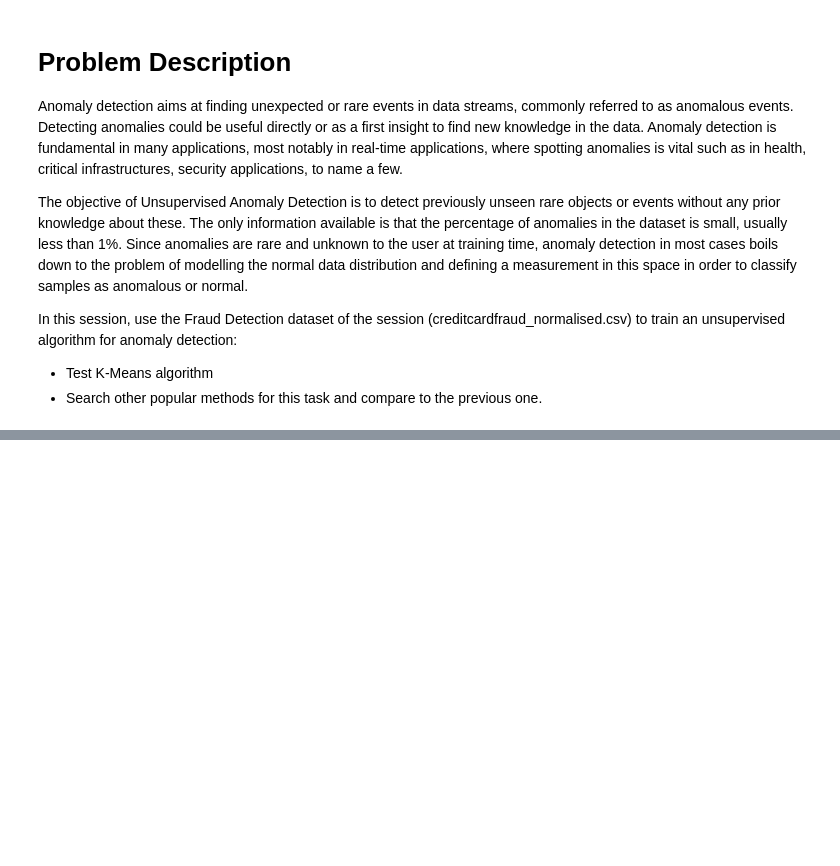
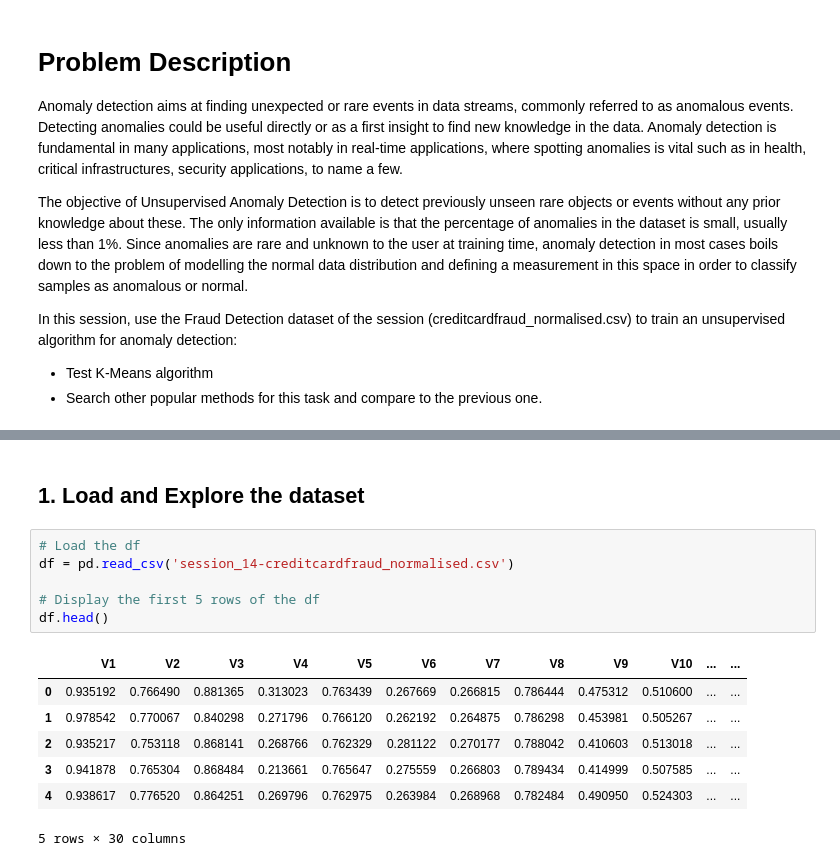
Before and after one commit to gabrieldeolaguibel/ML-Projects, a Jupyter notebook: assignments/practical_session5/session_14-UnsupervisedLearning.ipynb, the cells around one changed output, grey strips where cells are left out. Drawn from its saved outputs; the diff is of its cells as text; blank space fills up the shorter version.

```diff
--- a/assignments/practical_session5/session_14-UnsupervisedLearning.ipynb
+++ b/assignments/practical_session5/session_14-UnsupervisedLearning.ipynb
@@ -9,0 +20,16 @@ In this session, use the Fraud Detection dataset of the session (creditcardfraud
+# %% [markdown]
+## 1. Load and Explore the dataset
+# %%
+# Load the df
+df = pd.read_csv('session_14-creditcardfraud_normalised.csv')
+
+# Display the first 5 rows of the df
+df.head()
+# %% [output]
+|  | V1 | V2 | V3 | V4 | V5 | V6 | V7 | V8 | V9 | V10 | ... | ... |
+| 0 | 0.935192 | 0.766490 | 0.881365 | 0.313023 | 0.763439 | 0.267669 | 0.266815 | 0.786444 | 0.475312 | 0.510600 | ... | ... |
+| 1 | 0.978542 | 0.770067 | 0.840298 | 0.271796 | 0.766120 | 0.262192 | 0.264875 | 0.786298 | 0.453981 | 0.505267 | ... | ... |
+| 2 | 0.935217 | 0.753118 | 0.868141 | 0.268766 | 0.762329 | 0.281122 | 0.270177 | 0.788042 | 0.410603 | 0.513018 | ... | ... |
+| 3 | 0.941878 | 0.765304 | 0.868484 | 0.213661 | 0.765647 | 0.275559 | 0.266803 | 0.789434 | 0.414999 | 0.507585 | ... | ... |
+| 4 | 0.938617 | 0.776520 | 0.864251 | 0.269796 | 0.762975 | 0.263984 | 0.268968 | 0.782484 | 0.490950 | 0.524303 | ... | ... |
+5 rows × 30 columns
```
Also changed, not shown: parts of 11 cells of this notebook.
